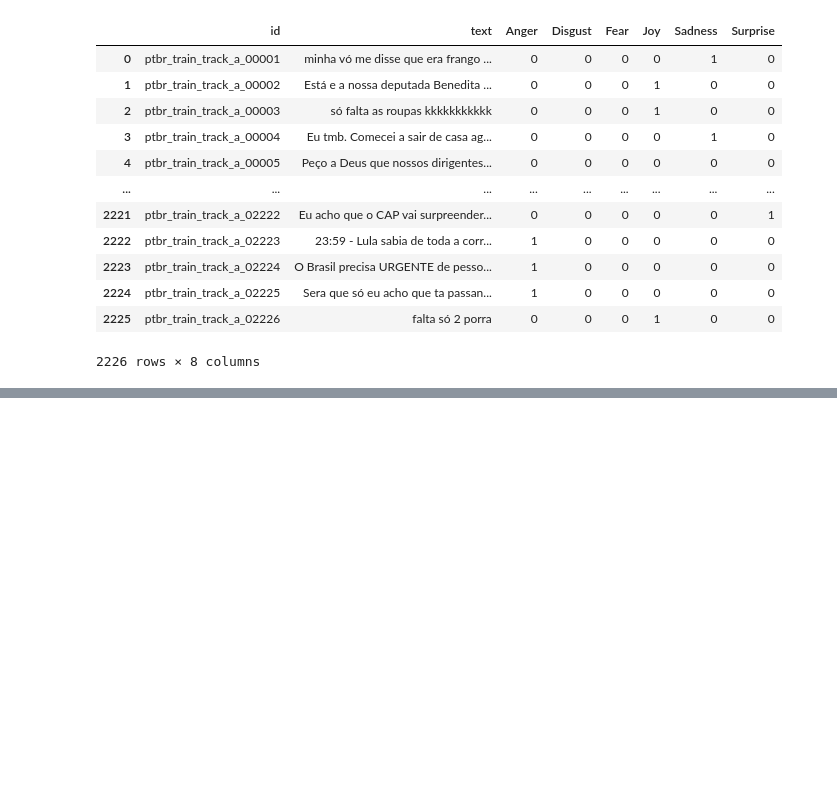
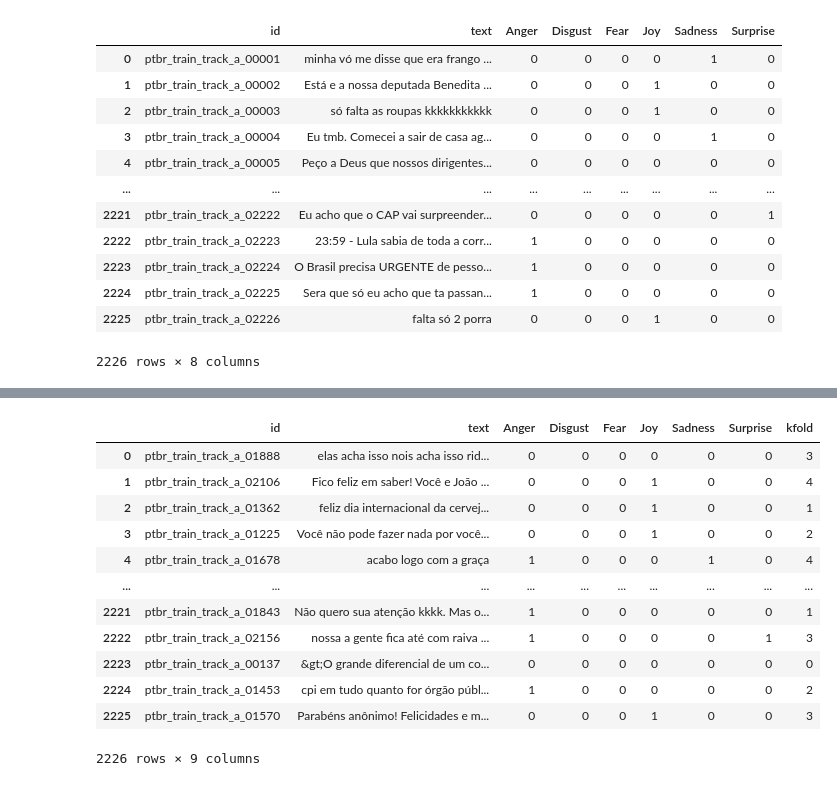
Before and after one commit to arturnovais/Emotion-Detection---SemEval-2025-Task-11, a Jupyter notebook: k_folds.ipynb, the cells around one changed output, grey strips where cells are left out. Saved outputs shown, nothing was run; the diff lists cells and outputs as text; code cells hidden in the pictures; blank space fills up the shorter version.

```diff
--- a/k_folds.ipynb
+++ b/k_folds.ipynb
@@ -99,0 +116,16 @@ dataframe.to_csv('validacao/data/folds_a/dataframe_folds.csv', index=False)
+# %%
+df_track_a
+# %% [output]
+|  | id | text | Anger | Disgust | Fear | Joy | Sadness | Surprise | kfold |
+| 0 | ptbr_train_track_a_01888 | elas acha isso nois acha isso rid... | 0 | 0 | 0 | 0 | 0 | 0 | 3 |
+| 1 | ptbr_train_track_a_02106 | Fico feliz em saber! Você e João ... | 0 | 0 | 0 | 1 | 0 | 0 | 4 |
+| 2 | ptbr_train_track_a_01362 | feliz dia internacional da cervej... | 0 | 0 | 0 | 1 | 0 | 0 | 1 |
+| 3 | ptbr_train_track_a_01225 | Você não pode fazer nada por você... | 0 | 0 | 0 | 1 | 0 | 0 | 2 |
+| 4 | ptbr_train_track_a_01678 | acabo logo com a graça | 1 | 0 | 0 | 0 | 1 | 0 | 4 |
+| ... | ... | ... | ... | ... | ... | ... | ... | ... | ... |
+| 2221 | ptbr_train_track_a_01843 | Não quero sua atenção kkkk. Mas o... | 1 | 0 | 0 | 0 | 0 | 0 | 1 |
+| 2222 | ptbr_train_track_a_02156 | nossa a gente fica até com raiva ... | 1 | 0 | 0 | 0 | 0 | 1 | 3 |
+| 2223 | ptbr_train_track_a_00137 | &gt;O grande diferencial de um co... | 0 | 0 | 0 | 0 | 0 | 0 | 0 |
+| 2224 | ptbr_train_track_a_01453 | cpi em tudo quanto for órgão públ... | 1 | 0 | 0 | 0 | 0 | 0 | 2 |
+| 2225 | ptbr_train_track_a_01570 | Parabéns anônimo! Felicidades e m... | 0 | 0 | 0 | 1 | 0 | 0 | 3 |
+2226 rows × 9 columns
```
Also changed, not shown: parts of 7 cells of this notebook, 3 other files.
